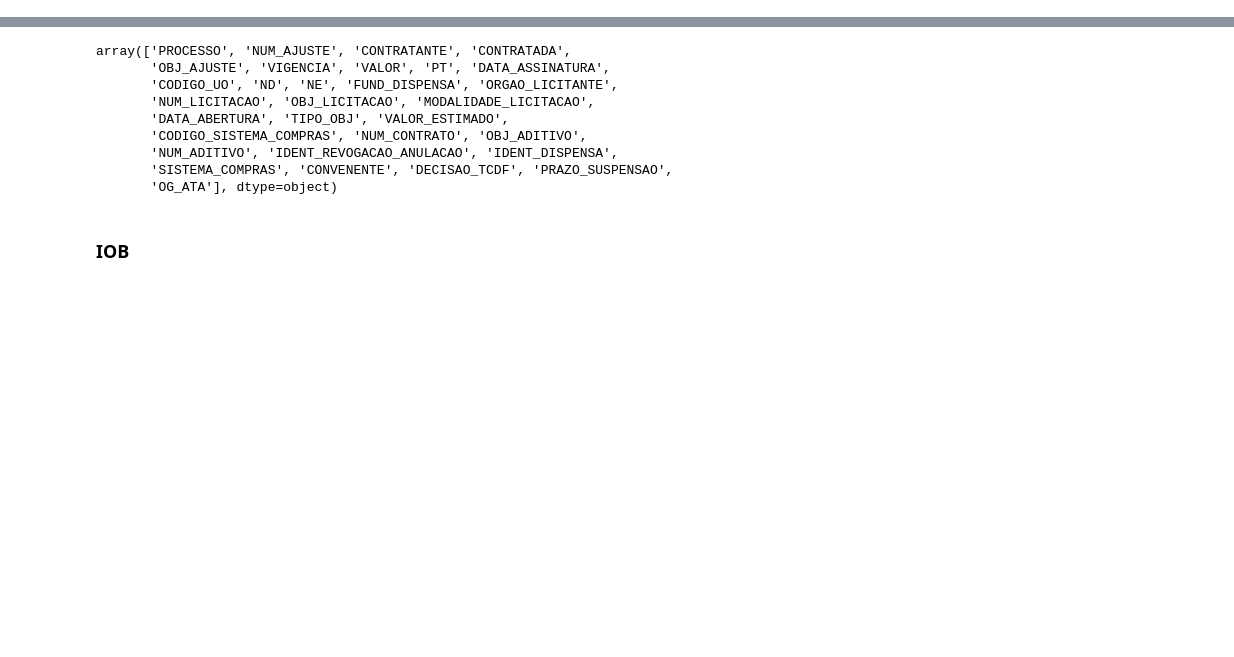
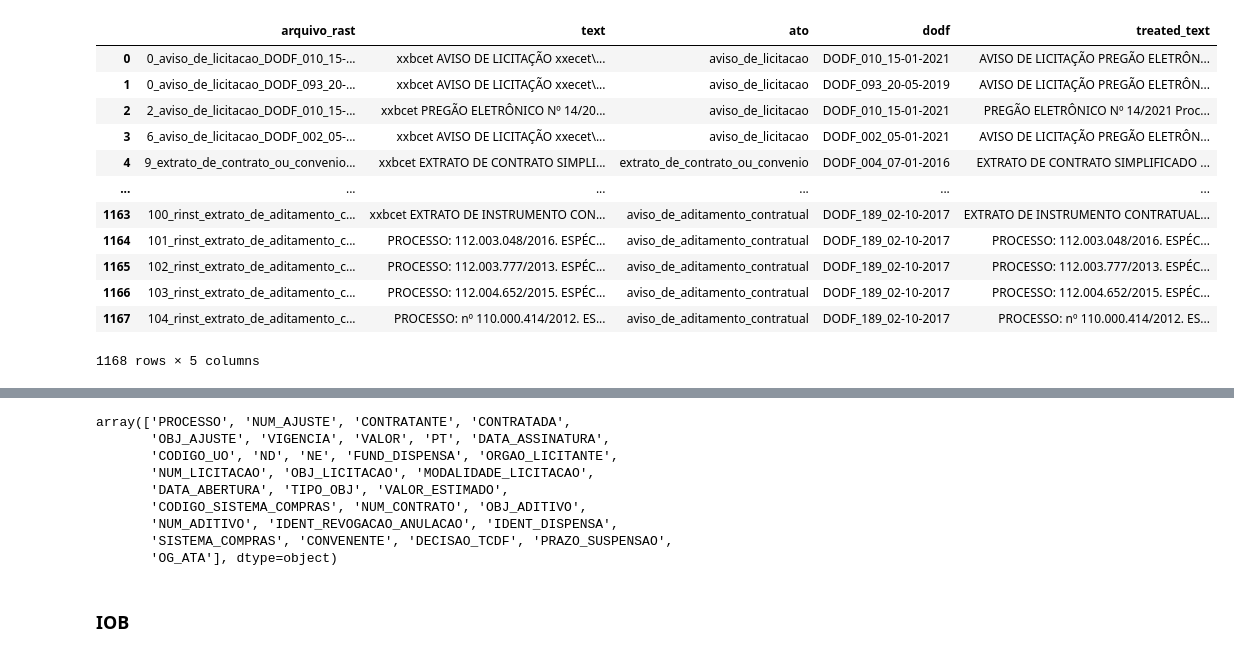
Before and after one commit to UnB-KnEDLe/experiments, a Jupyter notebook: members/ian/deep-learning/iob_all_acts.ipynb, the cells around one changed output, grey strips where cells are left out. Saved outputs shown, nothing was run; the diff lists cells and outputs as text; code cells hidden in the pictures; blank space fills up the shorter version.

```diff
--- a/members/ian/deep-learning/iob_all_acts.ipynb
+++ b/members/ian/deep-learning/iob_all_acts.ipynb
@@ -20,3 +20,19 @@ texts = '../../thais/contrato-licitações/estudo_crf/result/tokenized_texts.par
 df1 = pd.read_parquet(acts)
 df2 = pd.read_parquet(entities)
 df3 = pd.read_parquet(texts)
+# %%
+df1
+# %% [output]
+|  | arquivo_rast | text | ato | dodf | treated_text |
+| 0 | 0_aviso_de_licitacao_DODF_010_15-... | xxbcet AVISO DE LICITAÇÃO xxecet\... | aviso_de_licitacao | DODF_010_15-01-2021 | AVISO DE LICITAÇÃO PREGÃO ELETRÔN... |
+| 1 | 0_aviso_de_licitacao_DODF_093_20-... | xxbcet AVISO DE LICITAÇÃO xxecet\... | aviso_de_licitacao | DODF_093_20-05-2019 | AVISO DE LICITAÇÃO PREGÃO ELETRÔN... |
+| 2 | 2_aviso_de_licitacao_DODF_010_15-... | xxbcet PREGÃO ELETRÔNICO Nº 14/20... | aviso_de_licitacao | DODF_010_15-01-2021 | PREGÃO ELETRÔNICO Nº 14/2021 Proc... |
+| 3 | 6_aviso_de_licitacao_DODF_002_05-... | xxbcet AVISO DE LICITAÇÃO xxecet\... | aviso_de_licitacao | DODF_002_05-01-2021 | AVISO DE LICITAÇÃO PREGÃO ELETRÔN... |
+| 4 | 9_extrato_de_contrato_ou_convenio... | xxbcet EXTRATO DE CONTRATO SIMPLI... | extrato_de_contrato_ou_convenio | DODF_004_07-01-2016 | EXTRATO DE CONTRATO SIMPLIFICADO ... |
+| ... | ... | ... | ... | ... | ... |
+| 1163 | 100_rinst_extrato_de_aditamento_c... | xxbcet EXTRATO DE INSTRUMENTO CON... | aviso_de_aditamento_contratual | DODF_189_02-10-2017 | EXTRATO DE INSTRUMENTO CONTRATUAL... |
+| 1164 | 101_rinst_extrato_de_aditamento_c... | PROCESSO: 112.003.048/2016. ESPÉC... | aviso_de_aditamento_contratual | DODF_189_02-10-2017 | PROCESSO: 112.003.048/2016. ESPÉC... |
+| 1165 | 102_rinst_extrato_de_aditamento_c... | PROCESSO: 112.003.777/2013. ESPÉC... | aviso_de_aditamento_contratual | DODF_189_02-10-2017 | PROCESSO: 112.003.777/2013. ESPÉC... |
+| 1166 | 103_rinst_extrato_de_aditamento_c... | PROCESSO: 112.004.652/2015. ESPÉC... | aviso_de_aditamento_contratual | DODF_189_02-10-2017 | PROCESSO: 112.004.652/2015. ESPÉC... |
+| 1167 | 104_rinst_extrato_de_aditamento_c... | PROCESSO: nº 110.000.414/2012. ES... | aviso_de_aditamento_contratual | DODF_189_02-10-2017 | PROCESSO: nº 110.000.414/2012. ES... |
+1168 rows × 5 columns
```
Also changed, not shown: parts of 2 cells of this notebook, 1 other file.
